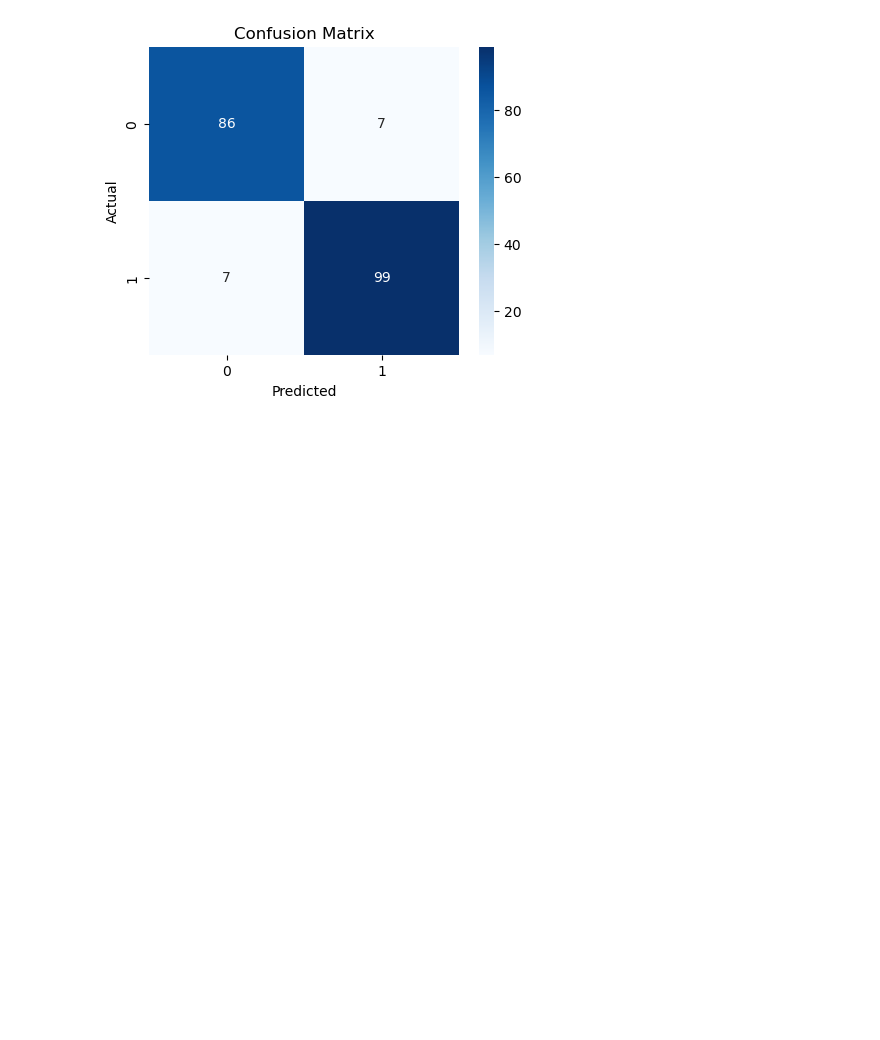
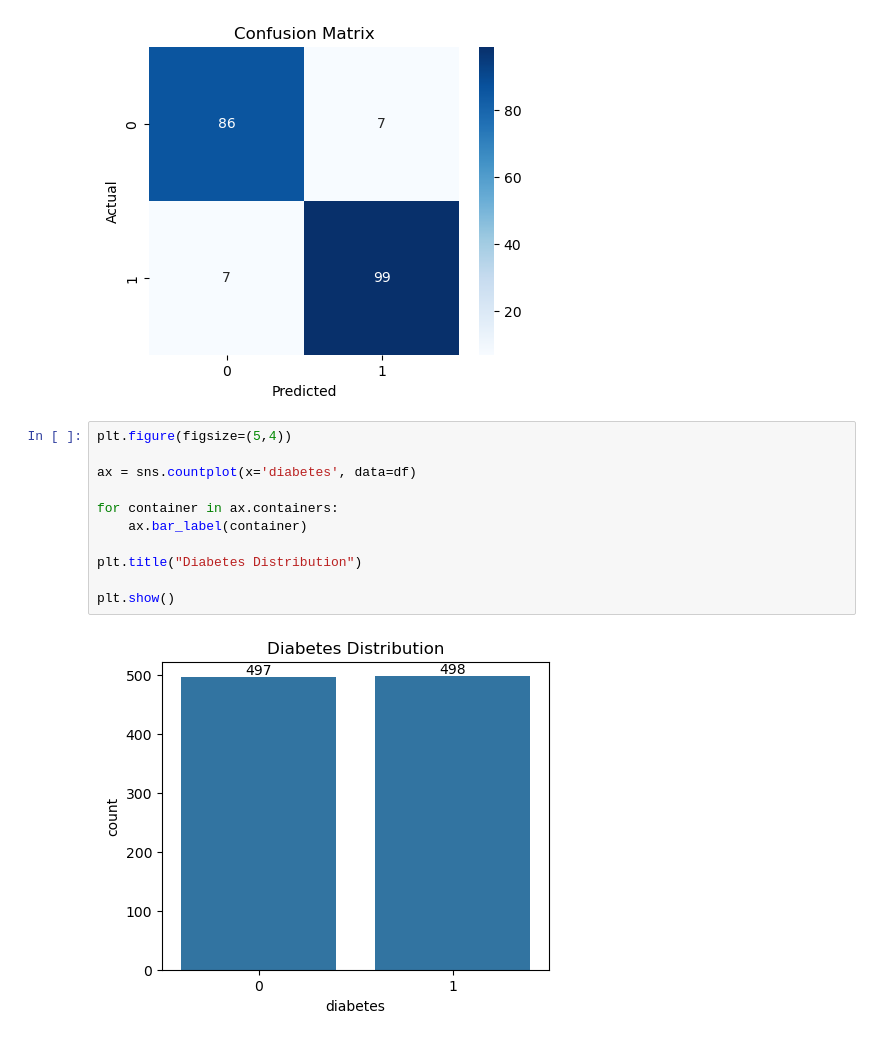
Before and after one commit to gyana10/ML_projects, a Jupyter notebook: Classification/Naive_Bayes/Naive_Bayes.ipynb, the cells around one changed output. Drawn from its saved outputs; the diff is of its cells as text; blank space fills up the shorter version.

Commit message:
count plot

```diff
--- a/Classification/Naive_Bayes/Naive_Bayes.ipynb
+++ b/Classification/Naive_Bayes/Naive_Bayes.ipynb
@@ -104,3 +104,16 @@ plt.title("Confusion Matrix")
 plt.show()
 # %% [output]
 [figure]
+# %%
+plt.figure(figsize=(5,4))
+
+ax = sns.countplot(x='diabetes', data=df)
+
+for container in ax.containers:
+    ax.bar_label(container)
+
+plt.title("Diabetes Distribution")
+
+plt.show()
+# %% [output]
+[figure, added]
```
